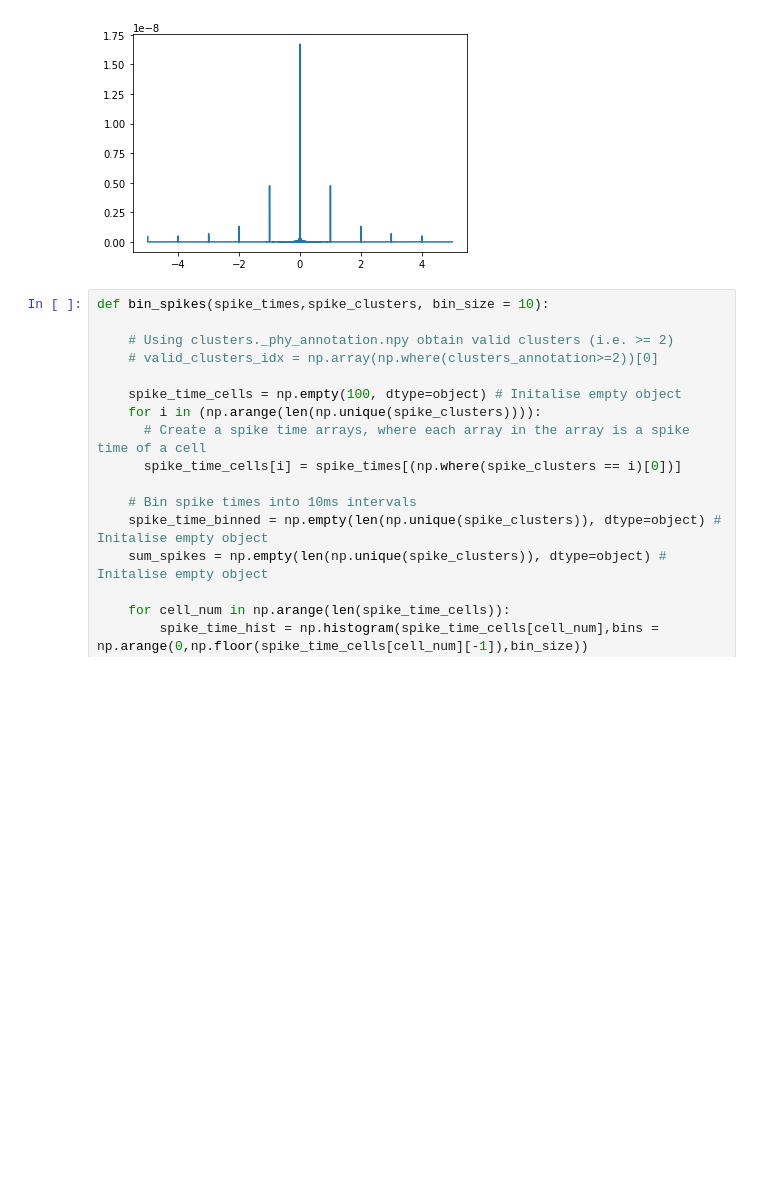
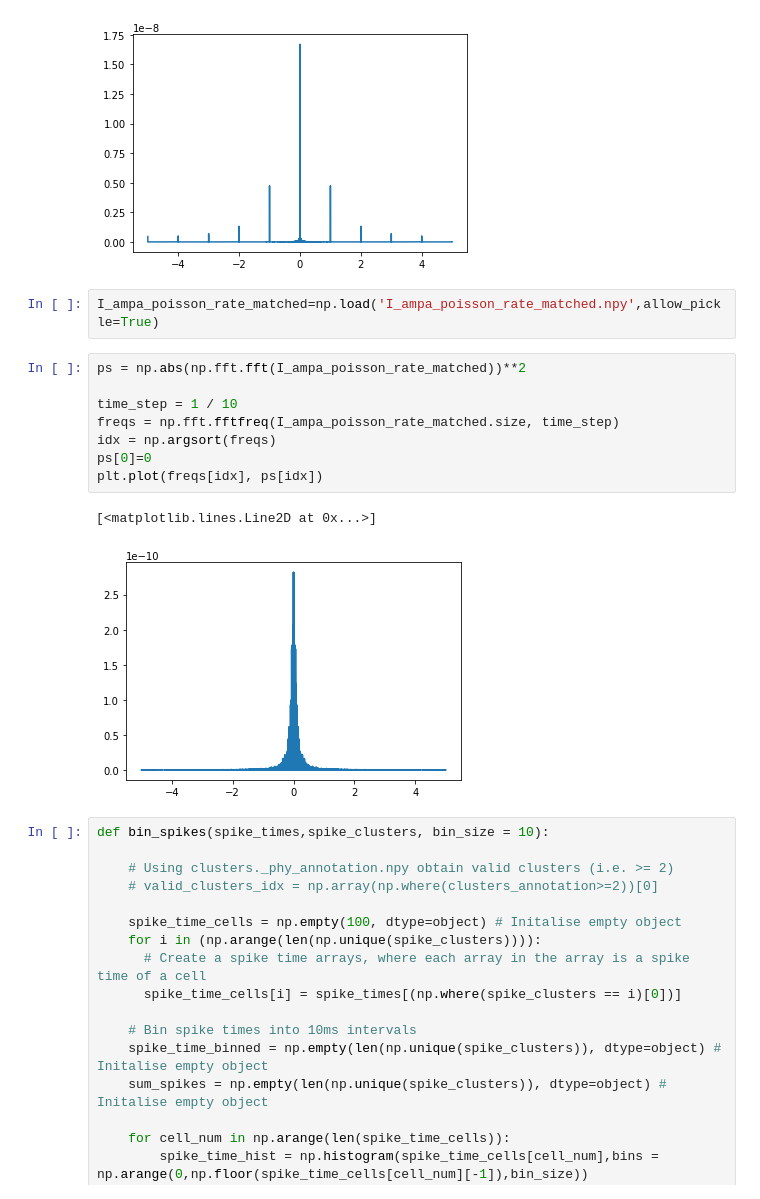
Before and after one commit to mariakesa/NeuroPixelsDataAnalysis, a Jupyter notebook: Simulations/SimulationDataAnalysis1.ipynb, the cells around one changed output. Drawn from its saved outputs; the diff is of its cells as text; blank space fills up the shorter version.

```diff
--- a/Simulations/SimulationDataAnalysis1.ipynb
+++ b/Simulations/SimulationDataAnalysis1.ipynb
@@ -28,6 +28,19 @@ plt.plot(freqs[idx], ps[idx])
 # %% [output]
 [<matplotlib.lines.Line2D at 0x...>]
 [figure]
+# %%
+I_ampa_poisson_rate_matched=np.load('I_ampa_poisson_rate_matched.npy',allow_pickle=True)
+# %%
+ps = np.abs(np.fft.fft(I_ampa_poisson_rate_matched))**2
+
+time_step = 1 / 10
+freqs = np.fft.fftfreq(I_ampa_poisson_rate_matched.size, time_step)
+idx = np.argsort(freqs)
+ps[0]=0
+plt.plot(freqs[idx], ps[idx])
+# %% [output]
+[<matplotlib.lines.Line2D at 0x...>]
+[figure, added]
 # %%
 def bin_spikes(spike_times,spike_clusters, bin_size = 10):
 
```
Also changed, not shown: parts of 6 cells of this notebook.
